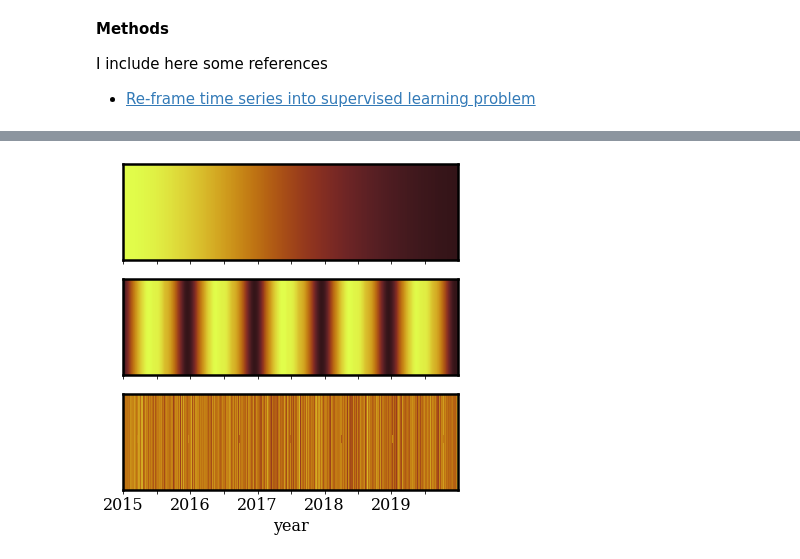
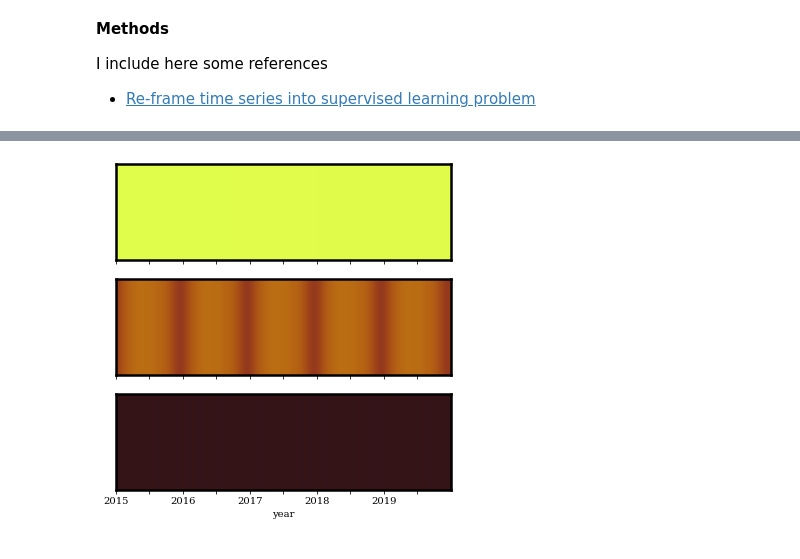
Before and after one commit to Rufski/S2DS-EPRI, a Jupyter notebook: notebooks/5.0-mb-visualization.ipynb, the cells around one changed output, grey strips where cells are left out. Saved outputs shown, nothing was run; the diff lists cells and outputs as text; code cells hidden in the pictures.

```diff
--- a/notebooks/5.0-mb-visualization.ipynb
+++ b/notebooks/5.0-mb-visualization.ipynb
@@ -38,7 +41,7 @@ for name in synth_name:
 # %% [markdown]
 One synthetic type
 # %%
-name    = synth_name[3]
+name    = synth_name[-1]
 
 days    = np.unique(df[name].index.date)
 minutes = np.unique(df[name].minute_of_day)
@@ -46,9 +49,9 @@ minutes = np.unique(df[name].minute_of_day)
 yi, xi  = np.meshgrid(minutes, days)
 zi      = df[name].Power.to_numpy()
 
-fig, ax = plt.subplots(figsize=(10, 4))
+fig, ax = plt.subplots(figsize=(5, 4))#figsize=(10, 4))
 im = ax.pcolormesh(xi, yi, zi.reshape(xi.shape), cmap=cmap, rasterized=True)
-fig.colorbar(im, label="Power [kW]")
+fig.colorbar(im, label="Power [kW]", orientation="horizontal", pad=0.25, shrink=0.9)
 
 labels_x = [item.get_text() for item in ax.get_xticklabels()]
 labels_y = [item.get_text() for item in ax.get_yticklabels()]
@@ -58,5 +61,5 @@ ax.set_yticklabels(labels_y)
 ax.set_xticklabels(labels_x)#, rotation=45)
 ax.set_xlabel("year")
 ax.set_ylabel("time of day")
-fig.savefig("../../plots/power_" + name + ".png", bbox_inches='tight')
+fig.savefig("../../plots/power_" + name + ".png", bbox_inches='tight', transparent=True)
 # %% [output]
@@ -166,20 +179,23 @@ fig.savefig("../../plots/power_" + name + "_downsampling_input.png", bbox_inches
 # %%
 name    = synth_name[-1]
 
-days      = np.unique(df[name].index.date)
-minutes   = np.unique(df[name].minute_of_day)
-power_day = df_day[name].Power.to_numpy()
+days    = np.unique(df[name].index.date)
+minutes = np.unique(df[name].minute_of_day)
+rd_day  = df_day[name].Degradation.to_numpy()
 
 yi, xi    = np.meshgrid(minutes, days)
-zi        = df[name].Power.to_numpy()
-zi        = zi.reshape(xi.shape)
+zi        = np.zeros(xi.shape)
+
 
 for j in range(len(days)):
-    zi[j, :] = power_day[j]
+    if np.isnan(rd_day[j]):
+        zi[j, :] = rd_day[j-1]*100
+    else:
+        zi[j, :] = rd_day[j]*100
 
-fig, ax = plt.subplots(figsize=(6, 2))
+fig, ax = plt.subplots(figsize=(5, 4)) #(6, 2))
 im = ax.pcolormesh(xi, yi, zi, cmap=cmap_output, rasterized=True)
-fig.colorbar(im, label="Power [kW]")
+fig.colorbar(im, label="Degradation factor", orientation="horizontal", pad=0.25, shrink=0.9)
 
 labels_x = [item.get_text() for item in ax.get_xticklabels()]
 labels_y = [item.get_text() for item in ax.get_yticklabels()]
@@ -190,5 +206,5 @@ ax.set_xticklabels(labels_x)#, rotation=45)
 ax.set_xlabel("year")
 ax.yaxis.set_visible(False)
 #ax.set_ylabel("time of day")
-fig.savefig("../../plots/power_" + name + "_downsampling_output.png", bbox_inches='tight')
+fig.savefig("../../plots/degradation_factor_" + name + "_downsampling_output.png", bbox_inches='tight', transparent=True)
 # %% [output]
@@ -276,23 +289,23 @@ zi_noise  = np.zeros(xi.shape)
 zi_seas   = np.zeros(xi.shape)
 
 for j in range(len(days)):
-    zi_trend[j, :] = np.exp(trend[j])
-    zi_seas[j, :]  = np.exp(seasonal[j])
-    zi_noise[j, :] = np.exp(random[j])
+    zi_trend[j, :] = trend[j]
+    zi_seas[j, :]  = seasonal[j]
+    zi_noise[j, :] = random[j]
 # %%
 fig, ax = plt.subplots(3, 1, figsize=(6, 6), sharex=True)
 
-ax[0].pcolormesh(xi, yi, zi_trend, cmap=cmap_input, rasterized=True)
-ax[1].pcolormesh(xi, yi, zi_seas, cmap=cmap_input, rasterized=True)
-ax[2].pcolormesh(xi, yi, zi_noise, cmap=cmap_input, rasterized=True)
+im1 = ax[0].pcolormesh(xi, yi, zi_trend, cmap=cmap_input, rasterized=True, vmin=np.min(random), vmax=np.max(trend))
+im2 = ax[1].pcolormesh(xi, yi, zi_seas, cmap=cmap_input, rasterized=True, vmin=np.min(random), vmax=np.max(trend))
+im3 = ax[2].pcolormesh(xi, yi, zi_noise, cmap=cmap_input, rasterized=True, vmin=np.min(random), vmax=np.max(trend))
 
 labels_x = [item.get_text() for item in ax[0].get_xticklabels()]
 labels_x = ["2015", "", "2016", "", "2017", "", "2018", "", "2019", ""]
 ax[2].set_xticklabels(labels_x)
 ax[2].set_xlabel("year")
 ax[0].yaxis.set_visible(False)
 ax[1].yaxis.set_visible(False)
 ax[2].yaxis.set_visible(False)
-fig.savefig("../../plots/power_" + name + "_downsampling_decomposition.png", bbox_inches='tight')
+fig.savefig("../../plots/power_" + name + "_downsampling_decomposition_2.png", bbox_inches='tight',  transparent=True)
 # %% [output]
-[figure, old version]
+[figure, new version]
```
Also changed, not shown: parts of 10 cells of this notebook.
